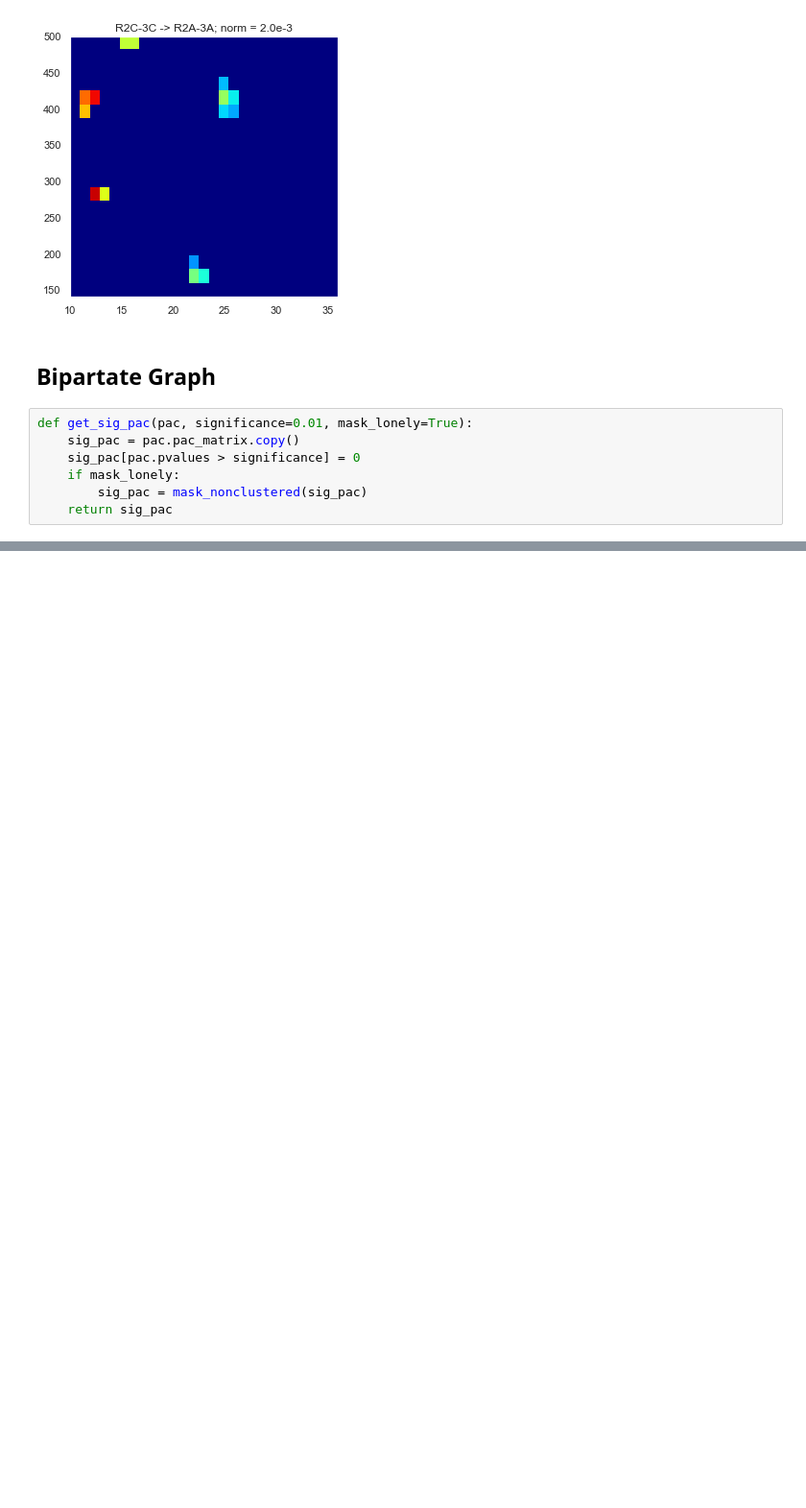
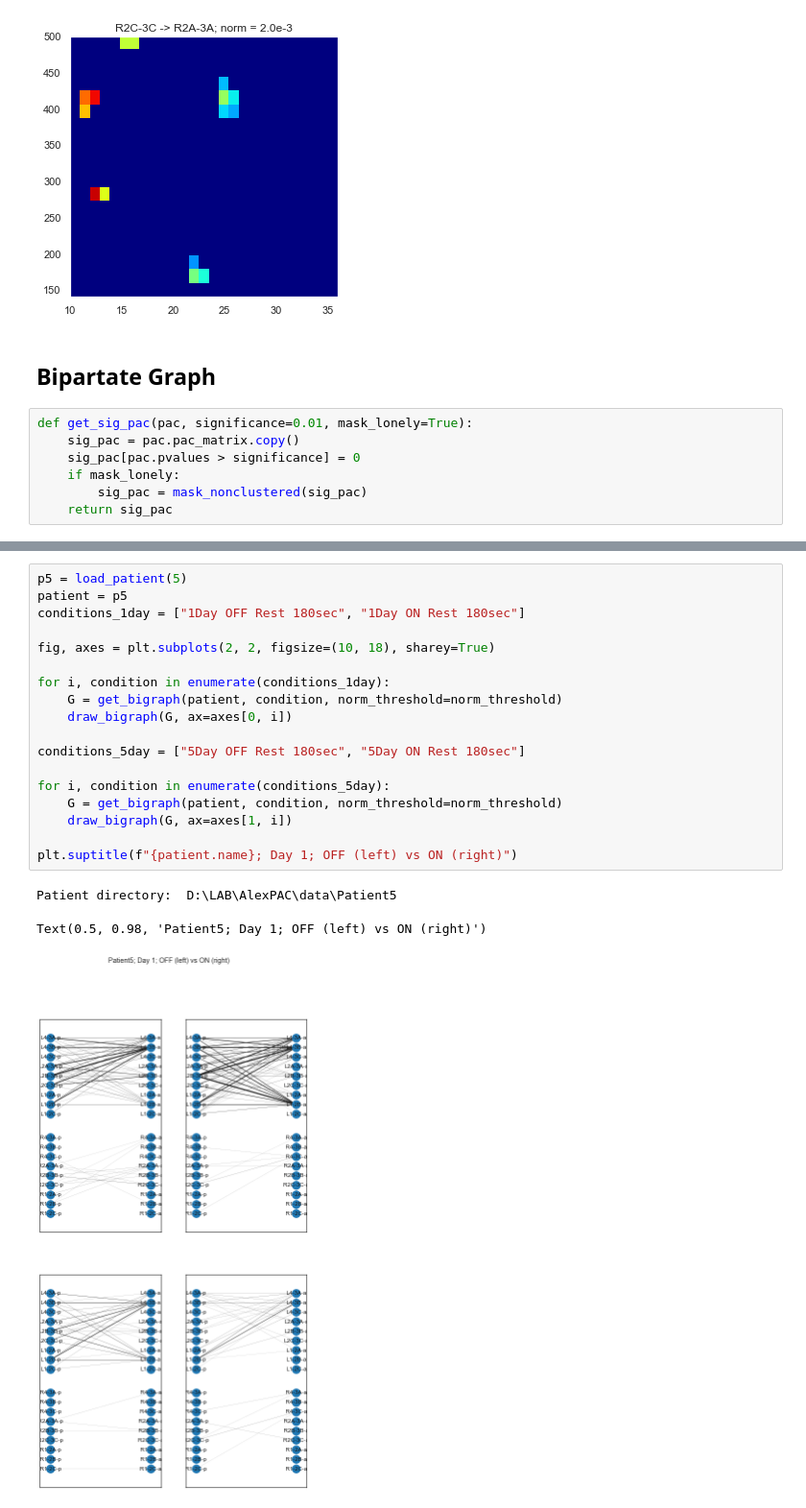
Before and after one commit to atimcenko/pac, a Jupyter notebook: dev_cross-pac.ipynb, the cells around one changed output, grey strips where cells are left out. Shown at 96% size. Cells and saved outputs as stored; diff of their text form; blank space fills up the shorter version.

```diff
--- a/dev_cross-pac.ipynb
+++ b/dev_cross-pac.ipynb
@@ -440,0 +466,22 @@ plt.suptitle(f"{patient.name}; Day 1; OFF (left) vs ON (right)")
+# %%
+p5 = load_patient(5)
+patient = p5
+conditions_1day = ["1Day OFF Rest 180sec", "1Day ON Rest 180sec"]
+
+fig, axes = plt.subplots(2, 2, figsize=(10, 18), sharey=True)
+
+for i, condition in enumerate(conditions_1day):
+    G = get_bigraph(patient, condition, norm_threshold=norm_threshold)
+    draw_bigraph(G, ax=axes[0, i])
+
+conditions_5day = ["5Day OFF Rest 180sec", "5Day ON Rest 180sec"]
+
+for i, condition in enumerate(conditions_5day):
+    G = get_bigraph(patient, condition, norm_threshold=norm_threshold)
+    draw_bigraph(G, ax=axes[1, i])
+
+plt.suptitle(f"{patient.name}; Day 1; OFF (left) vs ON (right)")
+# %% [output]
+Patient directory:  D:\LAB\AlexPAC\data\Patient5
+Text(0.5, 0.98, 'Patient5; Day 1; OFF (left) vs ON (right)')
+[figure, added]
```
Also changed, not shown: parts of 10 cells of this notebook, 1 other file.
